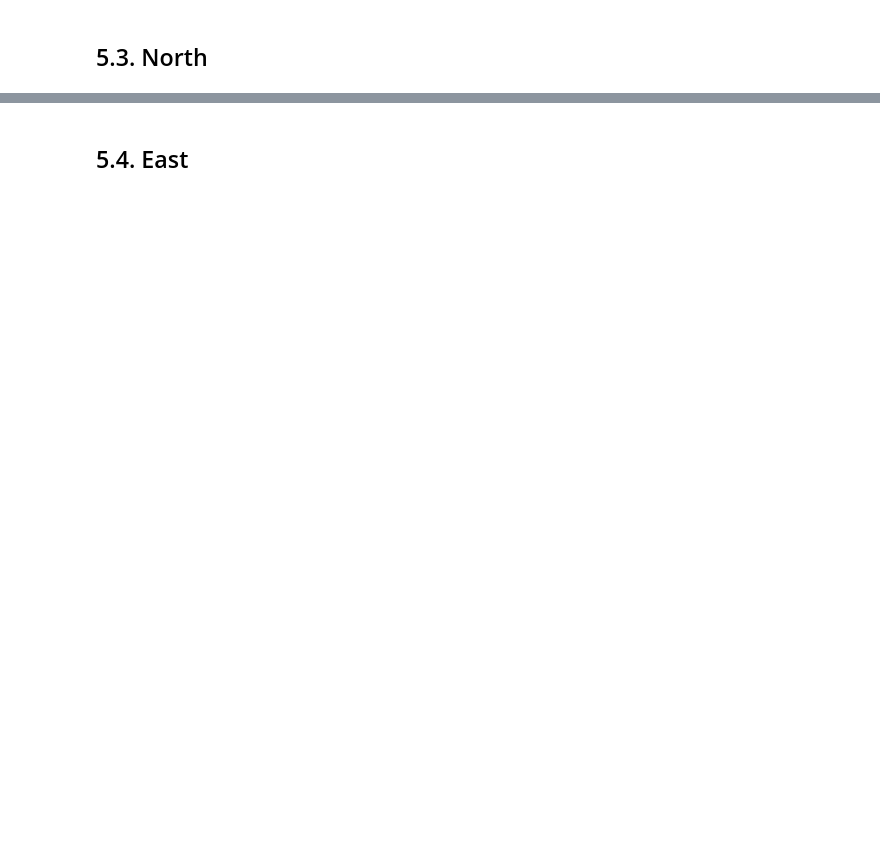
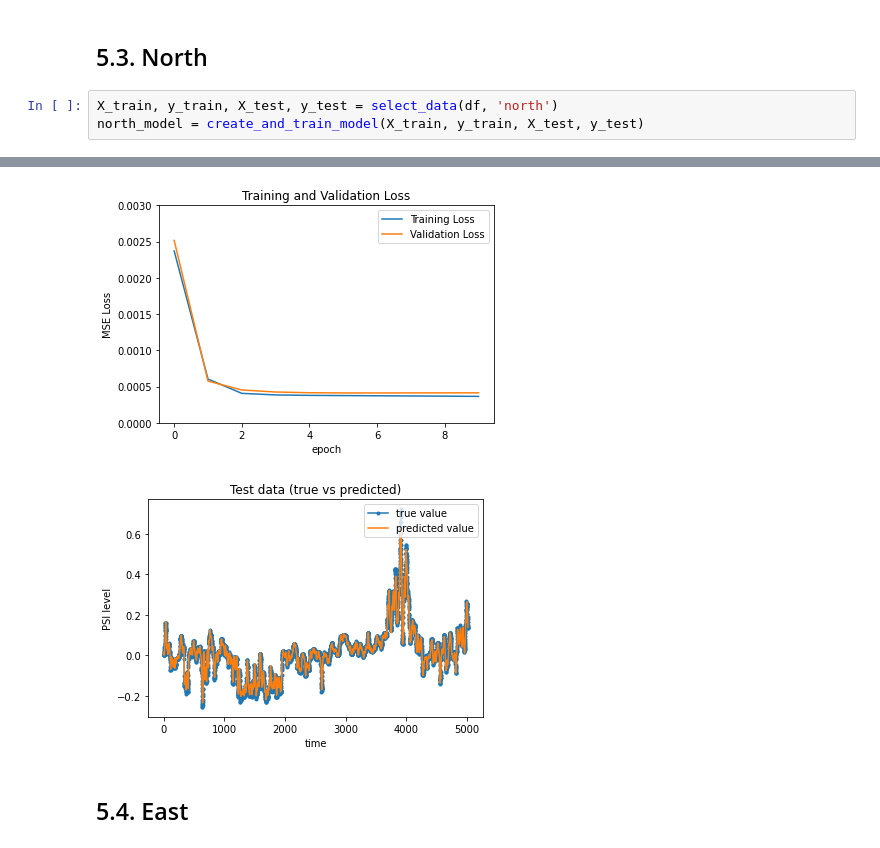
Before and after one commit to mrazizi/YapAiTek-Assessment, a Jupyter notebook: YapAiTek_Assessment.ipynb, the cells around one changed output, grey strips where cells are left out. Drawn from its saved outputs; the diff is of its cells as text; blank space fills up the shorter version.

```diff
--- a/YapAiTek_Assessment.ipynb
+++ b/YapAiTek_Assessment.ipynb
@@ -246,2 +344,6 @@ Epoch 10/10
 # %% [markdown]
 ## 5.3. North
+# %%
+X_train, y_train, X_test, y_test = select_data(df, 'north')
+north_model = create_and_train_model(X_train, y_train, X_test, y_test)
+# %% [output]
@@ -248,2 +370,4 @@ Epoch 10/10
+[figure, added]
+[figure, added]
 # %% [markdown]
 ## 5.4. East
```
Also changed, not shown: parts of 16 cells of this notebook.
